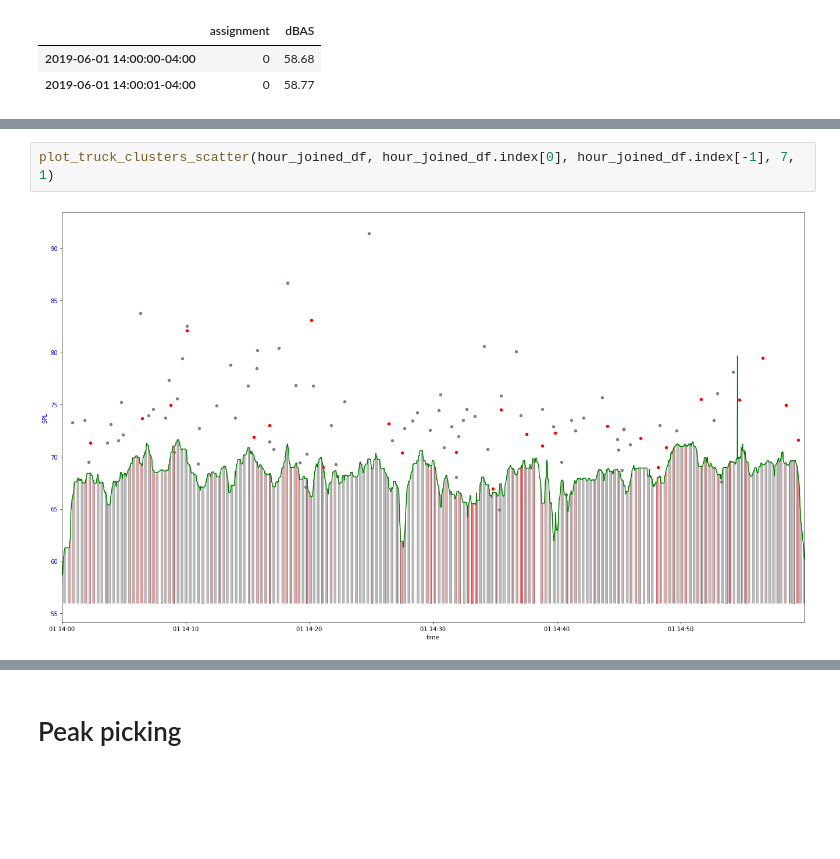
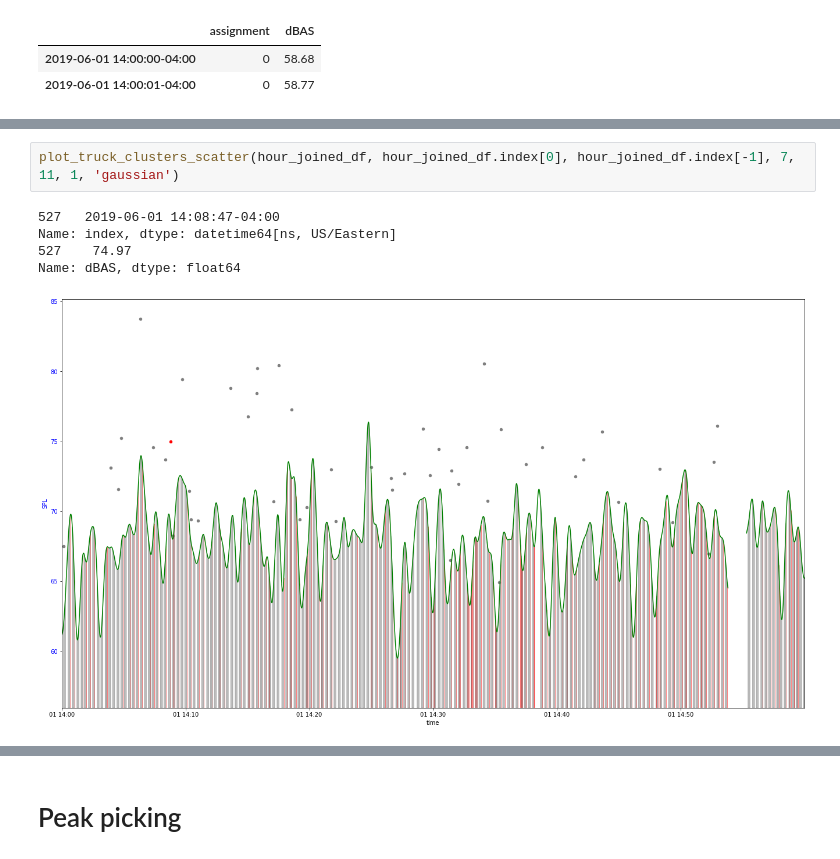
Before and after one commit to marin-hyatt/public-redhook-analysis, a Jupyter notebook: Truck_Analysis.ipynb, the cells around one changed output, grey strips where cells are left out. Drawn from its saved outputs; the diff is of its cells as text; blank space fills up the shorter version.

```diff
--- a/Truck_Analysis.ipynb
+++ b/Truck_Analysis.ipynb
@@ -1044,9 +1050,13 @@ def plot_truck_clusters_scatter(joined_df, start_time, end_time, window_size, ds
     fig.tight_layout()
     fig.show()
 # %%
-plot_truck_clusters_scatter(hour_joined_df, hour_joined_df.index[0], hour_joined_df.index[-1], 7, 1)
+plot_truck_clusters_scatter(hour_joined_df, hour_joined_df.index[0], hour_joined_df.index[-1], 7, 11, 1, 'gaussian')
 # %% [output]
+527   2019-06-01 14:08:47-04:00
+Name: index, dtype: datetime64[ns, US/Eastern]
+527    74.97
+Name: dBAS, dtype: float64
-[figure, old version]
+[figure, new version]
 # %%
 plot_truck_clusters_scatter(all_joined_df_cut['2019-06-01 14:00:00-04:00':'2019-06-01 15:00:00-04:00'], \
                             all_joined_df_cut['2019-06-01 14:00:00-04:00':'2019-06-01 15:00:00-04:00'].index[0], \
```
Also changed, not shown: parts of 7 cells of this notebook.
